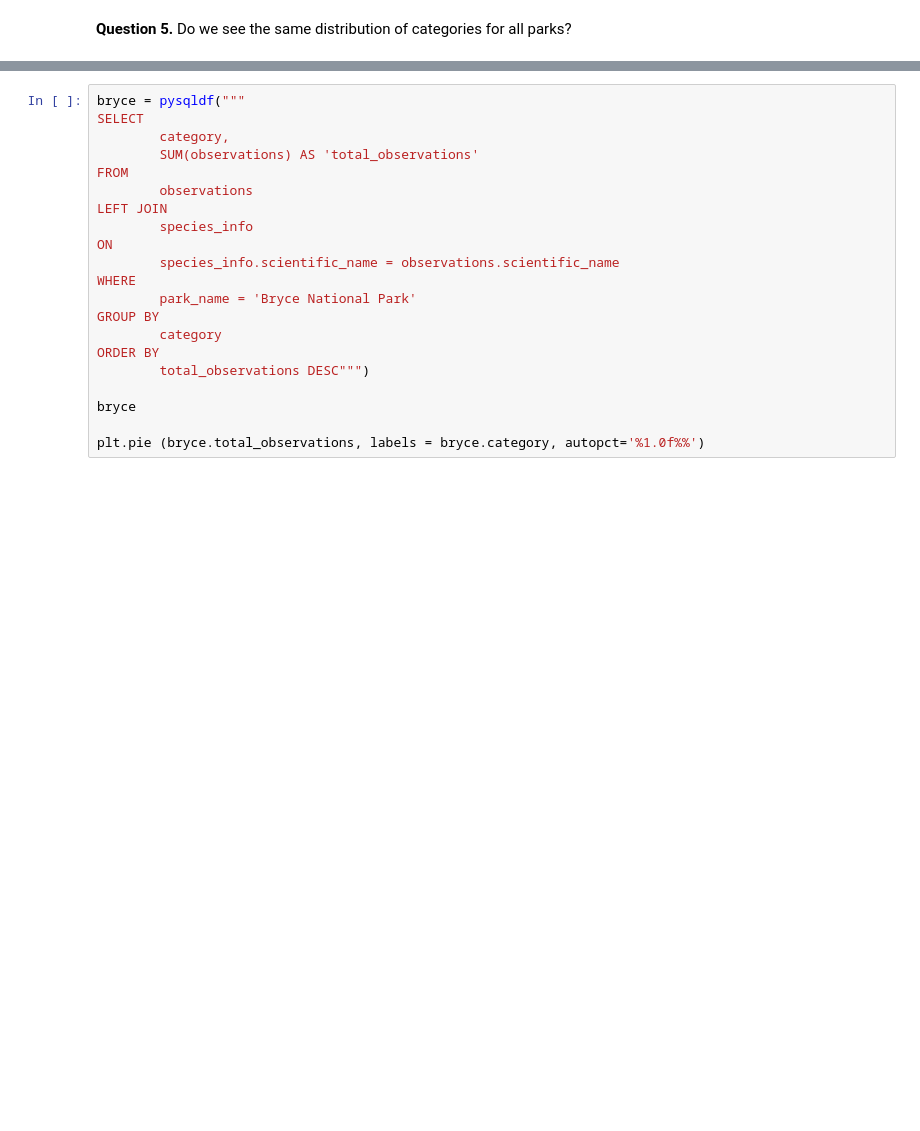
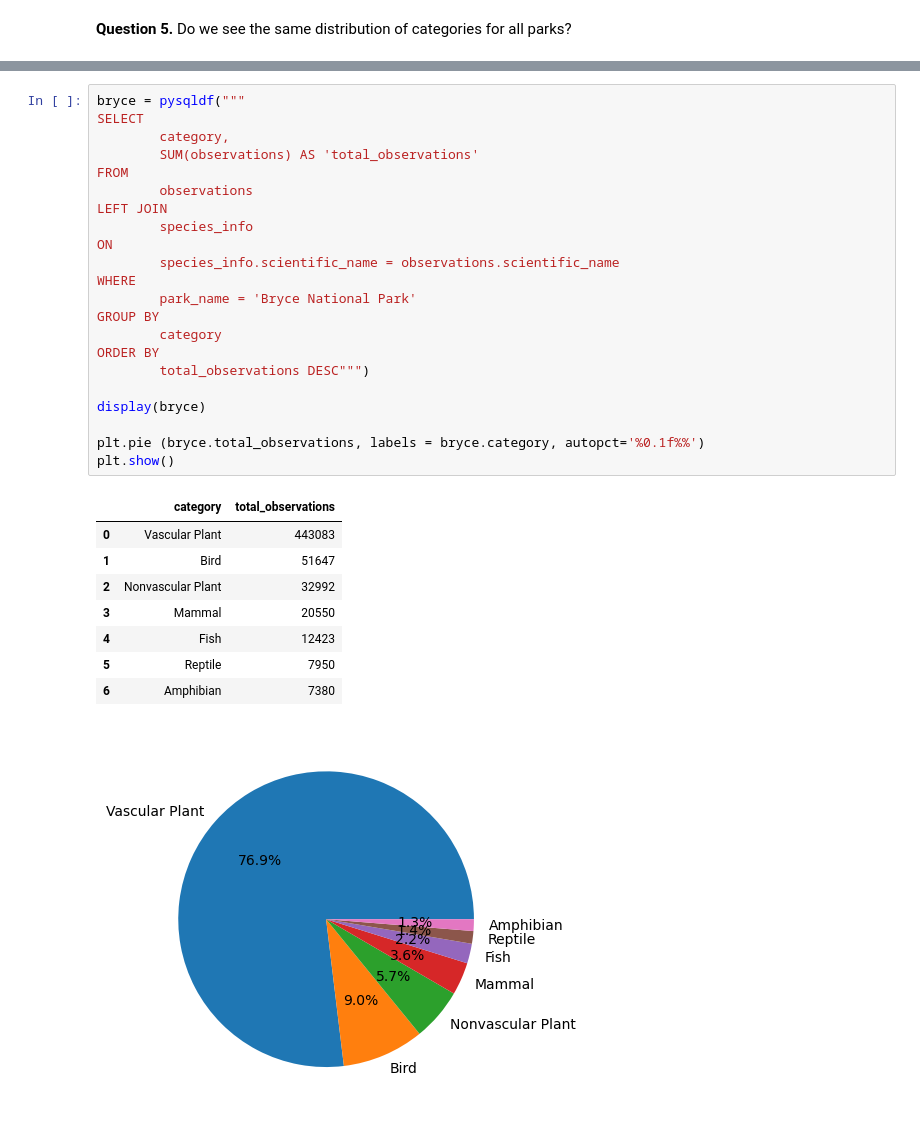
Before and after one commit to joaohumbg1/biodiversity, a Jupyter notebook: biodiversity.ipynb, the cells around one changed output, grey strips where cells are left out. Saved outputs shown, nothing was run; the diff lists cells and outputs as text; blank space fills up the shorter version.

```diff
--- a/biodiversity.ipynb
+++ b/biodiversity.ipynb
@@ -639,24 +640,35 @@ plt.pie (yosemite.total_observations, labels = yosemite.category, autopct='%1.0f
 # %%
 bryce = pysqldf("""
 SELECT
         category,
         SUM(observations) AS 'total_observations'
 FROM
         observations
 LEFT JOIN
         species_info
 ON
         species_info.scientific_name = observations.scientific_name
 WHERE
         park_name = 'Bryce National Park'
 GROUP BY
         category
 ORDER BY
         total_observations DESC""")
 
-bryce
+display(bryce)
 
-plt.pie (bryce.total_observations, labels = bryce.category, autopct='%1.0f%%')
+plt.pie (bryce.total_observations, labels = bryce.category, autopct='%0.1f%%')
+plt.show()
+# %% [output]
+|  | category | total_observations |
+| 0 | Vascular Plant | 443083 |
+| 1 | Bird | 51647 |
+| 2 | Nonvascular Plant | 32992 |
+| 3 | Mammal | 20550 |
+| 4 | Fish | 12423 |
+| 5 | Reptile | 7950 |
+| 6 | Amphibian | 7380 |
+[figure, added]
 # %%
 great_smoky = pysqldf("""
 SELECT
```
Also changed, not shown: parts of 17 cells of this notebook.
